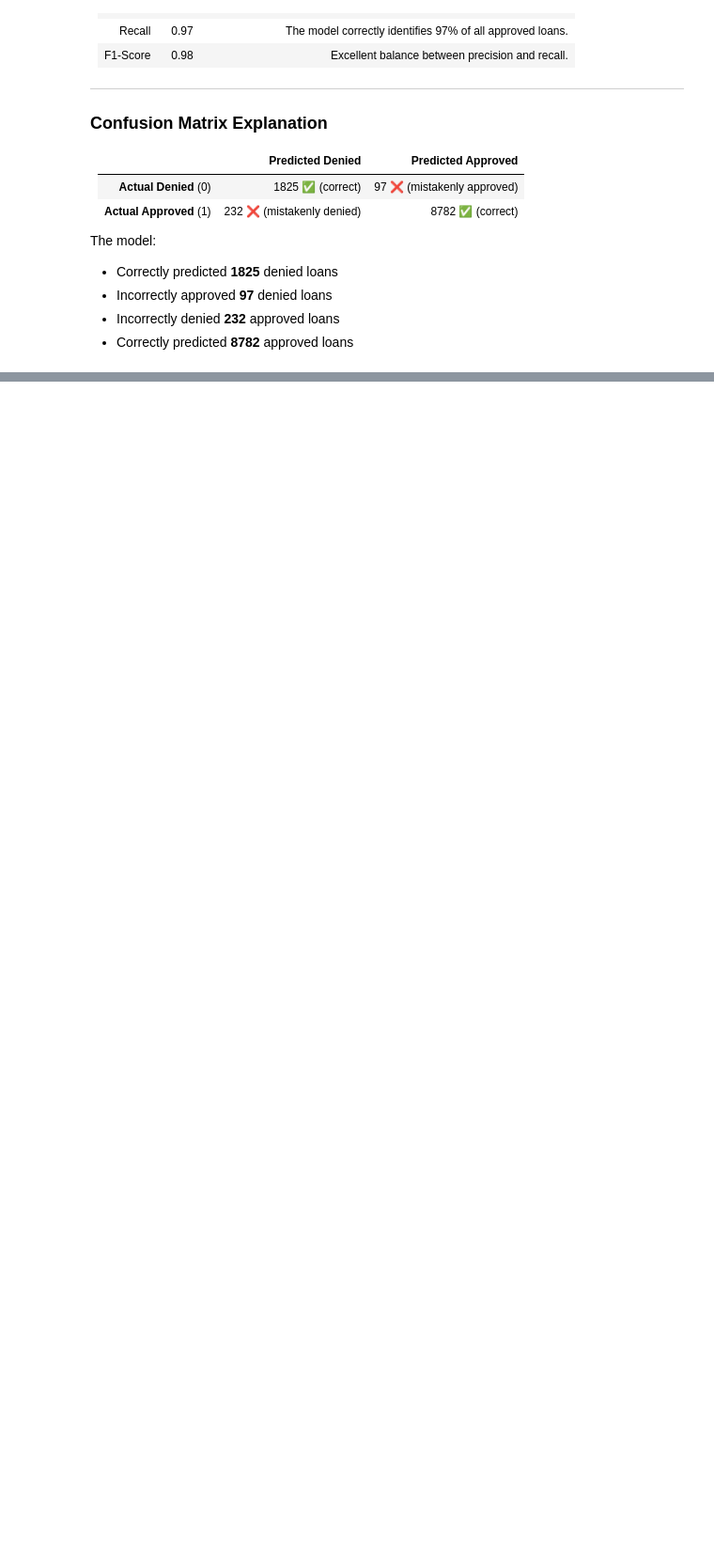
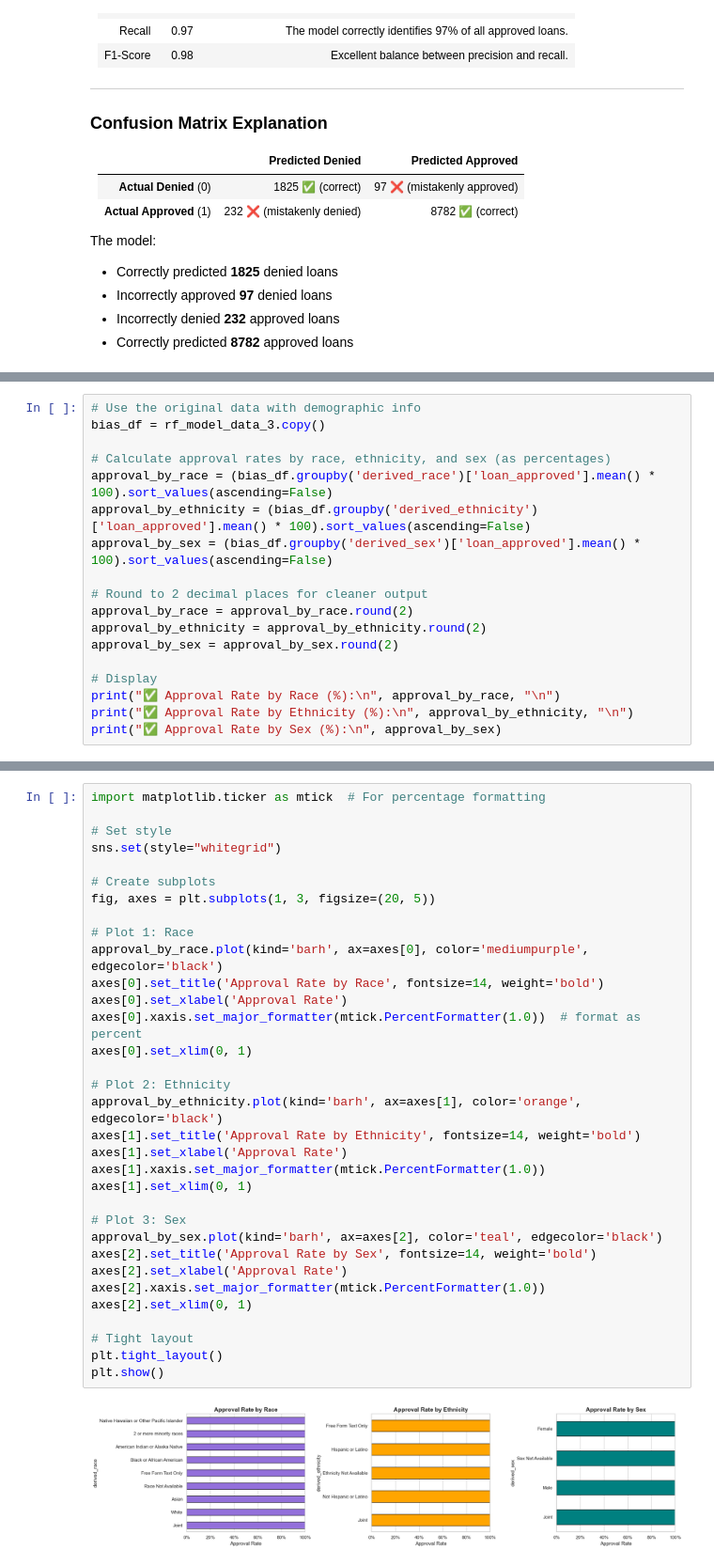
Before and after one commit to dameyer/mads-w-k-d, a Jupyter notebook: Data_780_Project.ipynb, the cells around one changed output, grey strips where cells are left out. Shown at 94% size. Cells and saved outputs as stored; diff of their text form; blank space fills up the shorter version.

```diff
--- a/Data_780_Project.ipynb
+++ b/Data_780_Project.ipynb
@@ -675,0 +709,18 @@ Passing `palette` without assigning `hue` is deprecated and will be removed in v
+# %%
+# Use the original data with demographic info
+bias_df = rf_model_data_3.copy()
+
+# Calculate approval rates by race, ethnicity, and sex (as percentages)
+approval_by_race = (bias_df.groupby('derived_race')['loan_approved'].mean() * 100).sort_values(ascending=False)
+approval_by_ethnicity = (bias_df.groupby('derived_ethnicity')['loan_approved'].mean() * 100).sort_values(ascending=False)
+approval_by_sex = (bias_df.groupby('derived_sex')['loan_approved'].mean() * 100).sort_values(ascending=False)
+
+# Round to 2 decimal places for cleaner output
+approval_by_race = approval_by_race.round(2)
+approval_by_ethnicity = approval_by_ethnicity.round(2)
+approval_by_sex = approval_by_sex.round(2)
+
+# Display
+print("✅ Approval Rate by Race (%):\n", approval_by_race, "\n")
+print("✅ Approval Rate by Ethnicity (%):\n", approval_by_ethnicity, "\n")
+print("✅ Approval Rate by Sex (%):\n", approval_by_sex)
@@ -675,0 +745,35 @@ Passing `palette` without assigning `hue` is deprecated and will be removed in v
+# %%
+import matplotlib.ticker as mtick  # For percentage formatting
+
+# Set style
+sns.set(style="whitegrid")
+
+# Create subplots
+fig, axes = plt.subplots(1, 3, figsize=(20, 5))
+
+# Plot 1: Race
+approval_by_race.plot(kind='barh', ax=axes[0], color='mediumpurple', edgecolor='black')
+axes[0].set_title('Approval Rate by Race', fontsize=14, weight='bold')
+axes[0].set_xlabel('Approval Rate')
+axes[0].xaxis.set_major_formatter(mtick.PercentFormatter(1.0))  # format as percent
+axes[0].set_xlim(0, 1)
+
+# Plot 2: Ethnicity
+approval_by_ethnicity.plot(kind='barh', ax=axes[1], color='orange', edgecolor='black')
+axes[1].set_title('Approval Rate by Ethnicity', fontsize=14, weight='bold')
+axes[1].set_xlabel('Approval Rate')
+axes[1].xaxis.set_major_formatter(mtick.PercentFormatter(1.0))
+axes[1].set_xlim(0, 1)
+
+# Plot 3: Sex
+approval_by_sex.plot(kind='barh', ax=axes[2], color='teal', edgecolor='black')
+axes[2].set_title('Approval Rate by Sex', fontsize=14, weight='bold')
+axes[2].set_xlabel('Approval Rate')
+axes[2].xaxis.set_major_formatter(mtick.PercentFormatter(1.0))
+axes[2].set_xlim(0, 1)
+
+# Tight layout
+plt.tight_layout()
+plt.show()
+# %% [output]
+[figure, added]
```
Also changed, not shown: parts of 27 cells of this notebook.
